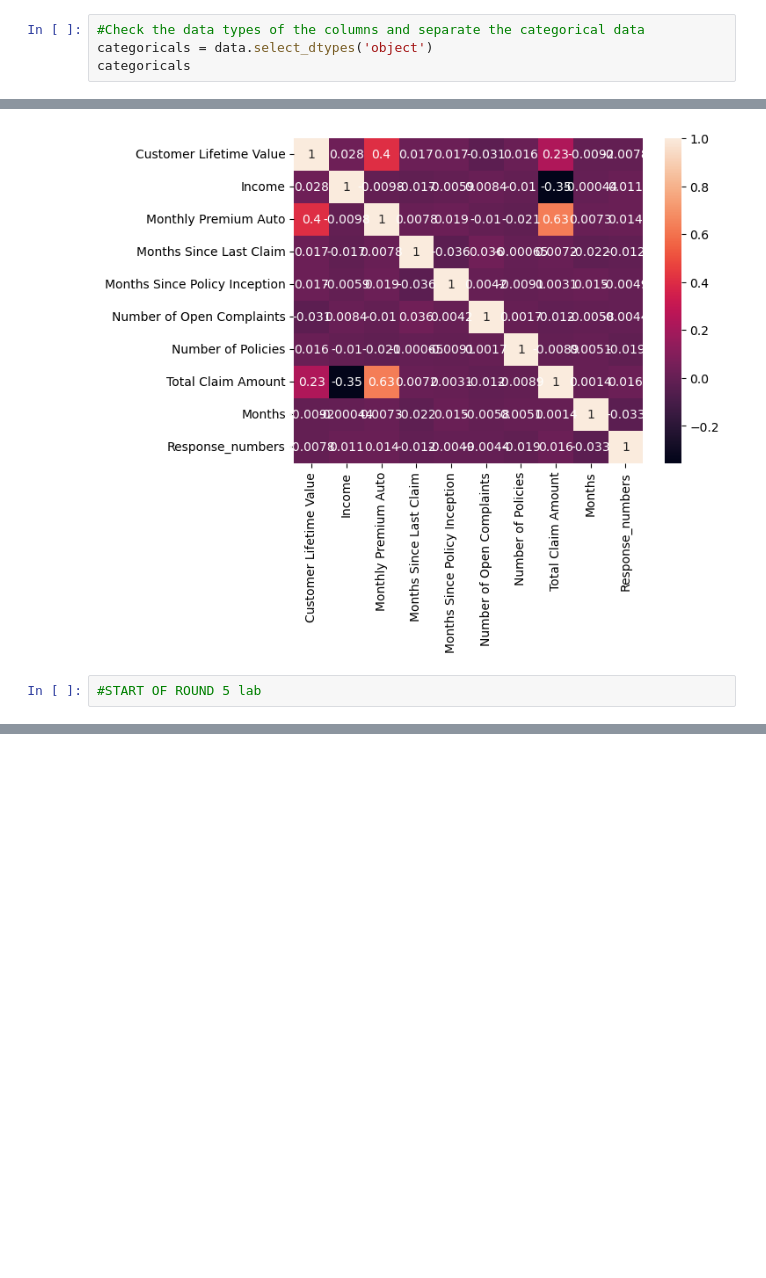
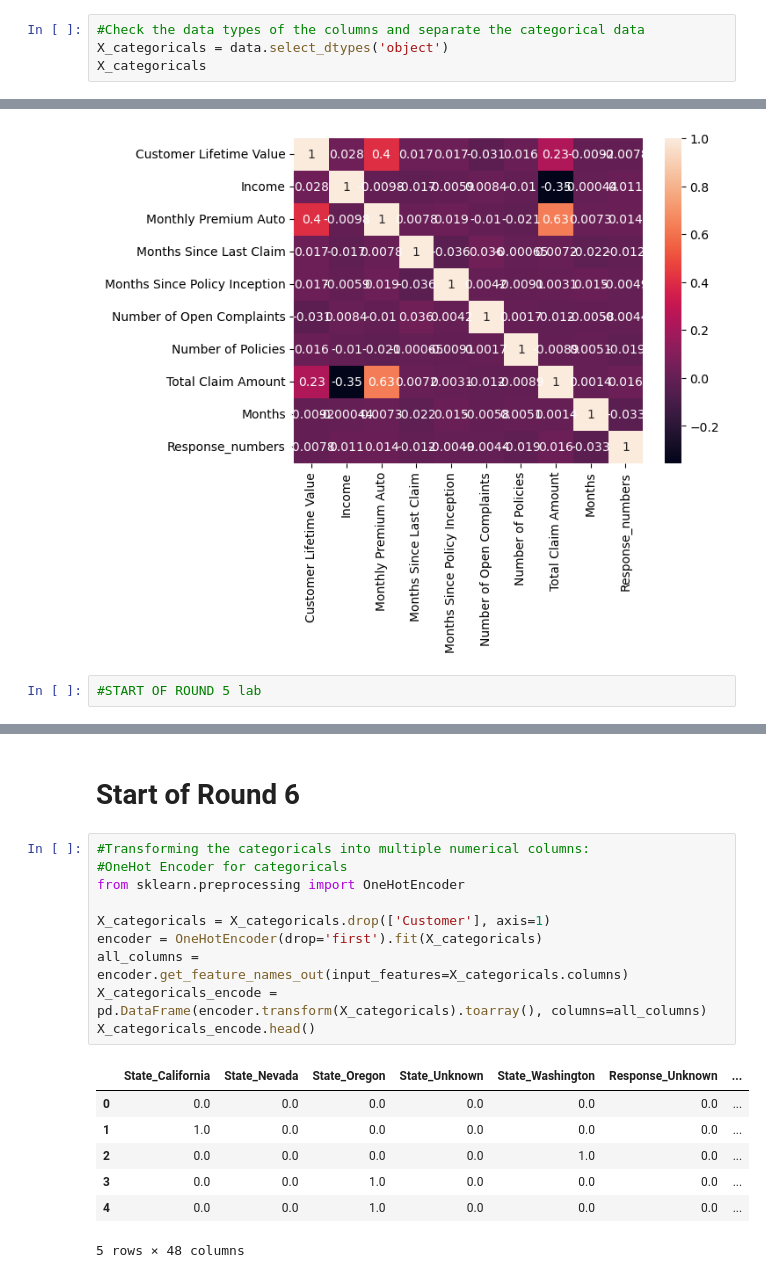
Before and after one commit to lutrx/lab-customer-analysis-round-2, a Jupyter notebook: solution.ipynb, the cells around one changed output, grey strips where cells are left out. Saved outputs shown, nothing was run; the diff lists cells and outputs as text; blank space fills up the shorter version.

Commit message:
Finalized lab Round 6

```diff
--- a/solution.ipynb
+++ b/solution.ipynb
@@ -364,8 +364,8 @@ numerical
 10910 rows × 10 columns
 # %%
 #Check the data types of the columns and separate the categorical data
-categoricals = data.select_dtypes('object')
-categoricals
+X_categoricals = data.select_dtypes('object')
+X_categoricals
 # %% [output]
 |  | Customer | State | Response | Coverage | Education | EmploymentStatus | Gender | Location Code | ... |
 | 0 | DK49336 | Arizona | No | Basic | College | Employed | M | Suburban | ... |
@@ -497,3 +497,23 @@ numerical_norm
 | 10908 | 0.123717 | 0.642072 | 0.409283 | 0.000000 | 0.272727 | ... |
 | 10909 | 0.060907 | 0.000000 | 0.168776 | 0.885714 | 0.010101 | ... |
 10910 rows × 9 columns
+# %% [markdown]
+# Start of Round 6
+# %%
+#Transforming the categoricals into multiple numerical columns:
+#OneHot Encoder for categoricals
+from sklearn.preprocessing import OneHotEncoder
+
+X_categoricals = X_categoricals.drop(['Customer'], axis=1)
+encoder = OneHotEncoder(drop='first').fit(X_categoricals)
+all_columns = encoder.get_feature_names_out(input_features=X_categoricals.columns)
+X_categoricals_encode = pd.DataFrame(encoder.transform(X_categoricals).toarray(), columns=all_columns)
+X_categoricals_encode.head()
+# %% [output]
+|  | State_California | State_Nevada | State_Oregon | State_Unknown | State_Washington | Response_Unknown | ... |
+| 0 | 0.0 | 0.0 | 0.0 | 0.0 | 0.0 | 0.0 | ... |
+| 1 | 1.0 | 0.0 | 0.0 | 0.0 | 0.0 | 0.0 | ... |
+| 2 | 0.0 | 0.0 | 0.0 | 0.0 | 1.0 | 0.0 | ... |
+| 3 | 0.0 | 0.0 | 1.0 | 0.0 | 0.0 | 0.0 | ... |
+| 4 | 0.0 | 0.0 | 1.0 | 0.0 | 0.0 | 0.0 | ... |
+5 rows × 48 columns
```
Also changed, not shown: parts of 11 cells of this notebook.
